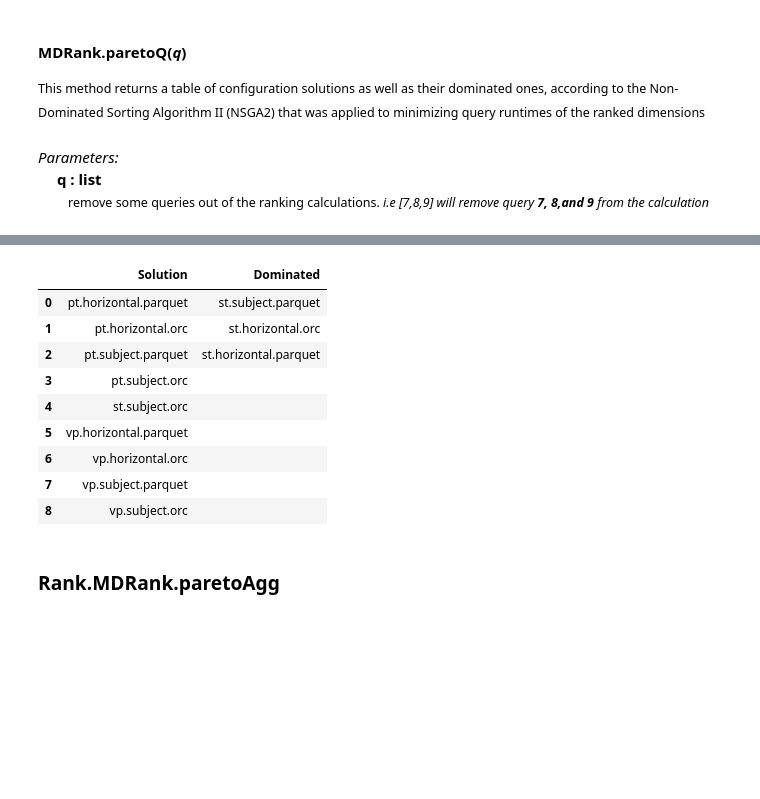
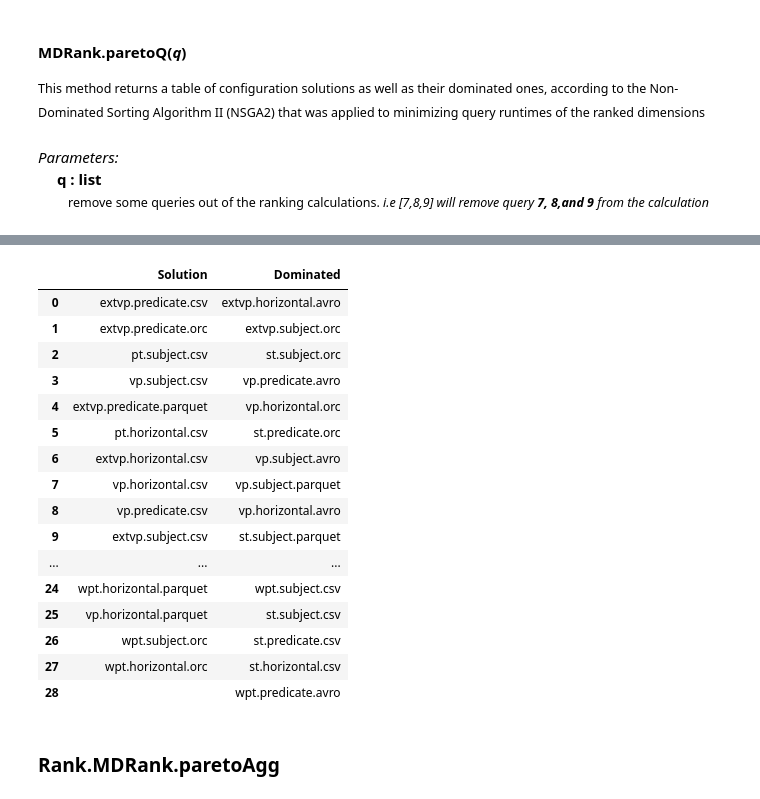
Before and after one commit to DataSystemsGroupUT/PAPyA, a Jupyter notebook: UI Module_Development/BenchRanker.ipynb, the cells around one changed output, grey strips where cells are left out. Drawn from its saved outputs; the diff is of its cells as text; code cells hidden in the pictures; blank space fills up the shorter version.

```diff
--- a/UI Module_Development/BenchRanker.ipynb
+++ b/UI Module_Development/BenchRanker.ipynb
@@ -208,16 +373,23 @@ multiDimensionRank.paretoQ().head(10)
 # %%
-multiDimensionRank.paretoQ([1,2,3,14,15,16,17,18,19,20]).head(10)
+multiDimensionRank.paretoQ([1,2,3,14,15,16,17,18,19,20])
 # %% [output]
 |  | Solution | Dominated |
-| 0 | pt.horizontal.parquet | st.subject.parquet |
-| 1 | pt.horizontal.orc | st.horizontal.orc |
-| 2 | pt.subject.parquet | st.horizontal.parquet |
-| 3 | pt.subject.orc |  |
-| 4 | st.subject.orc |  |
-| 5 | vp.horizontal.parquet |  |
-| 6 | vp.horizontal.orc |  |
-| 7 | vp.subject.parquet |  |
-| 8 | vp.subject.orc |  |
+| 0 | extvp.predicate.csv | extvp.horizontal.avro |
+| 1 | extvp.predicate.orc | extvp.subject.orc |
+| 2 | pt.subject.csv | st.subject.orc |
+| 3 | vp.subject.csv | vp.predicate.avro |
+| 4 | extvp.predicate.parquet | vp.horizontal.orc |
+| 5 | pt.horizontal.csv | st.predicate.orc |
+| 6 | extvp.horizontal.csv | vp.subject.avro |
+| 7 | vp.horizontal.csv | vp.subject.parquet |
+| 8 | vp.predicate.csv | vp.horizontal.avro |
+| 9 | extvp.subject.csv | st.subject.parquet |
+| ... | ... | ... |
+| 24 | wpt.horizontal.parquet | wpt.subject.csv |
+| 25 | vp.horizontal.parquet | st.subject.csv |
+| 26 | wpt.subject.orc | st.predicate.csv |
+| 27 | wpt.horizontal.orc | st.horizontal.csv |
+| 28 |  | wpt.predicate.avro |
 # %% [markdown]
 ### Rank.MDRank.paretoAgg
 # %% [markdown]
```
Also changed, not shown: parts of 37 cells of this notebook, 4 other files.
